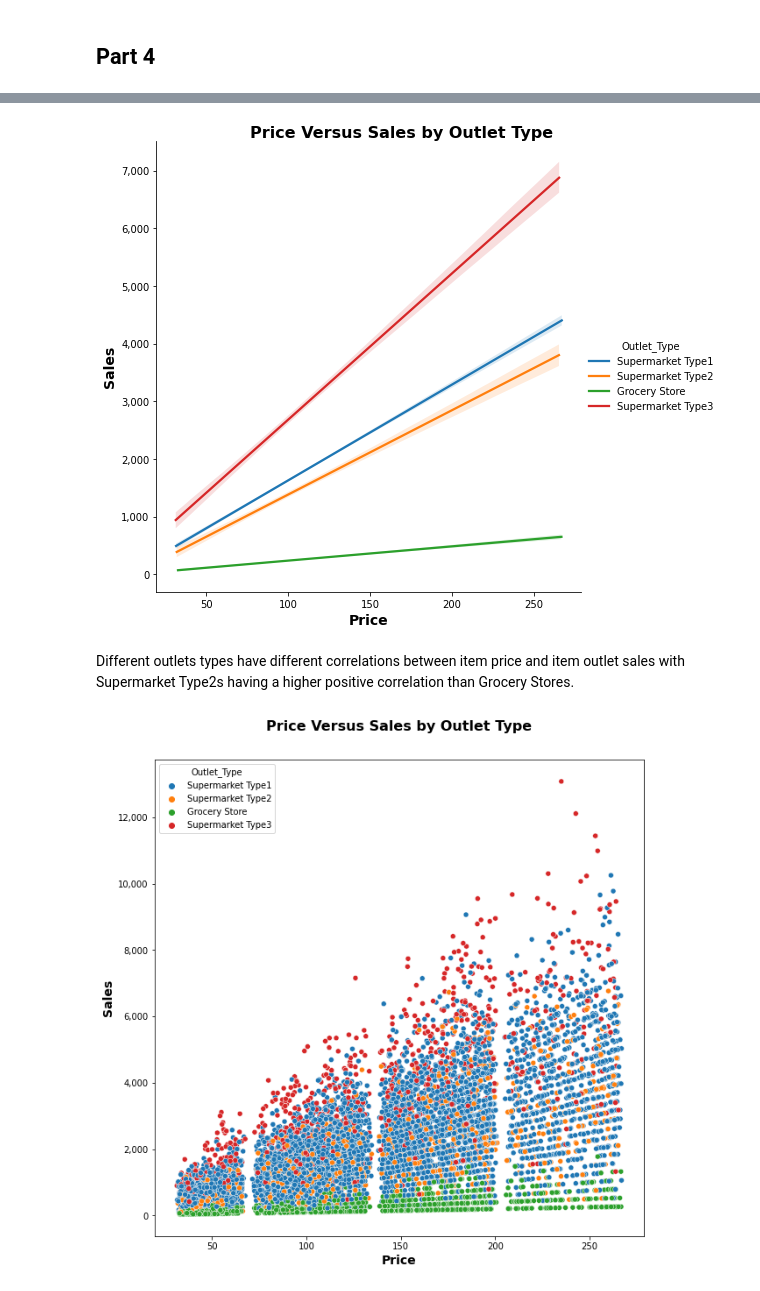
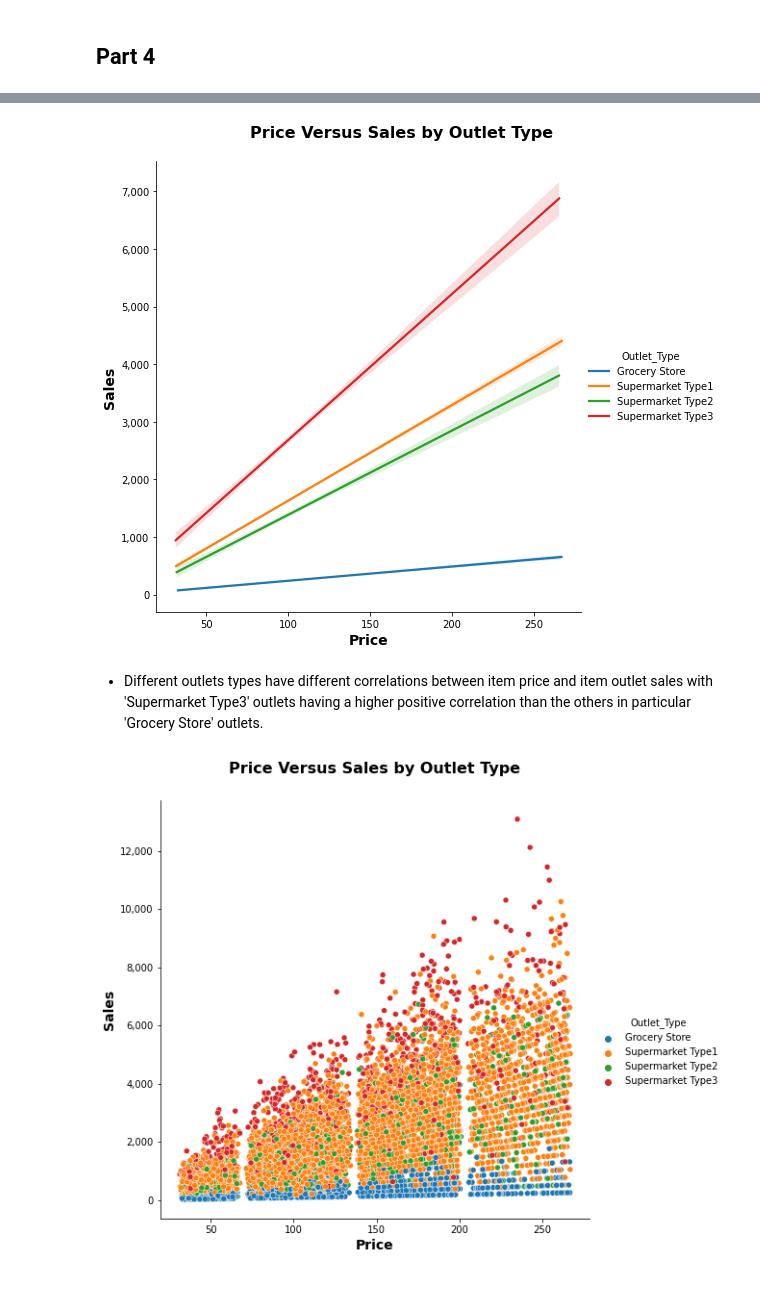
Before and after one commit to osluder/food-sales-predictions, a Jupyter notebook: food-sales-predictions.ipynb, the cells around one changed output, grey strips where cells are left out. Saved outputs shown, nothing was run; the diff lists cells and outputs as text; code cells hidden in the pictures.

```diff
--- a/food-sales-predictions.ipynb
+++ b/food-sales-predictions.ipynb
@@ -783,30 +810,36 @@ fg = sns.lmplot(x='Item_MRP', y='Item_Outlet_Sales',
                 data=df,
                 fit_reg=True,
                 hue='Outlet_Type',
+                hue_order=sorted(df['Outlet_Type'].unique()),
                 scatter=False,
                 height=7)
 plt.gca().xaxis.set_major_formatter(StrMethodFormatter('{x:,.0f}'))
 plt.gca().yaxis.set_major_formatter(StrMethodFormatter('{x:,.0f}'))
-fg.set_xlabels('Price', fontsize=14, fontweight="bold")
-fg.set_ylabels('Sales', fontsize=14, fontweight="bold")
-fg.fig.suptitle('Price Versus Sales by Outlet Type', fontsize=16, fontweight='bold', y=1.01)
+fg.set_xlabels('Price', fontsize=14, fontweight='bold')
+fg.set_ylabels('Sales', fontsize=14, fontweight='bold')
+fg.fig.suptitle('Price Versus Sales by Outlet Type',
+                fontsize=16, fontweight='bold', y=1.05)
 plt.show()
 # %% [output]
-[figure, old version]
+[figure, new version]
 # %% [markdown]
-Different outlets types have different correlations between item price and item outlet sales with Supermarket Type2s having a higher positive correlation than Grocery Stores.
+- Different outlets types have different correlations between item price and item outlet sales with 'Supermarket Type3' outlets having a higher positive correlation than the others in particular 'Grocery Store' outlets.
 # %%
 # Item_MRP v. Item_Outlet_Sales w. Outlet_Type
-plt.figure(figsize=(10, 10))
+plt.figure(figsize=(8, 8))
 ax = sns.scatterplot(x='Item_MRP', y='Item_Outlet_Sales',
                      data=df,
-                     hue='Outlet_Type')
+                     hue='Outlet_Type',
+                     hue_order=sorted(df['Outlet_Type'].unique()))
+plt.legend(title='Outlet_Type', bbox_to_anchor=(1, 0.5), frameon=False)
 plt.gca().xaxis.set_major_formatter(StrMethodFormatter('{x:,.0f}'))
 plt.gca().yaxis.set_major_formatter(StrMethodFormatter('{x:,.0f}'))
-ax.set_xlabel('Price', fontsize=14, fontweight="bold")
-ax.set_ylabel('Sales', fontsize=14, fontweight="bold")
-ax.set_title('Price Versus Sales by Outlet Type', fontsize=16, fontweight='bold', y=1.05)
+ax.set_xlabel('Price', fontsize=14, fontweight='bold')
+ax.set_ylabel('Sales', fontsize=14, fontweight='bold')
+ax.set_title('Price Versus Sales by Outlet Type',
+             fontsize=16, fontweight='bold', y=1.05)
+sns.despine()
 plt.show()
 # %% [output]
-[figure, old version]
+[figure, new version]
 # %% [markdown]
```
Also changed, not shown: parts of 32 cells of this notebook.
